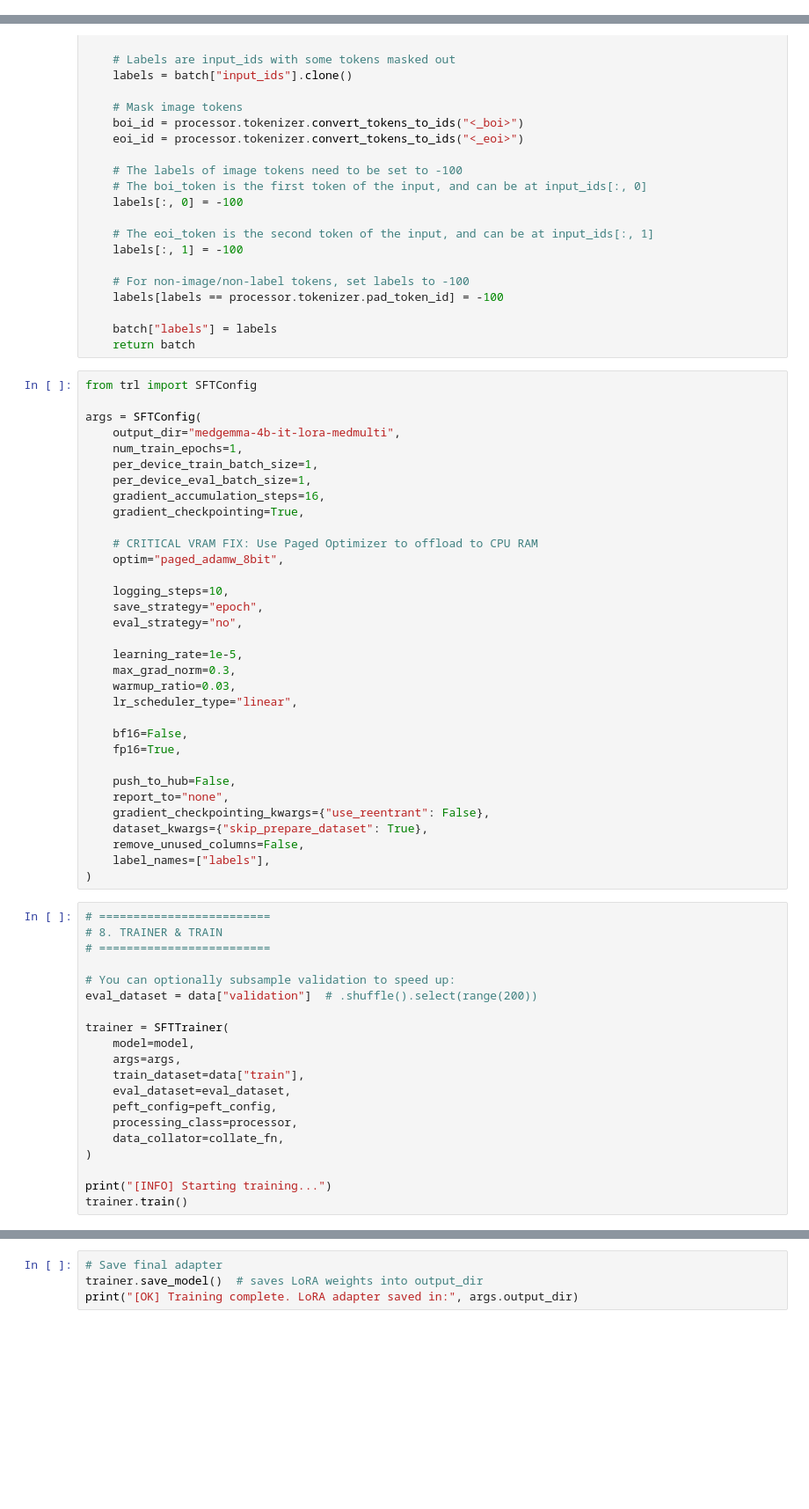
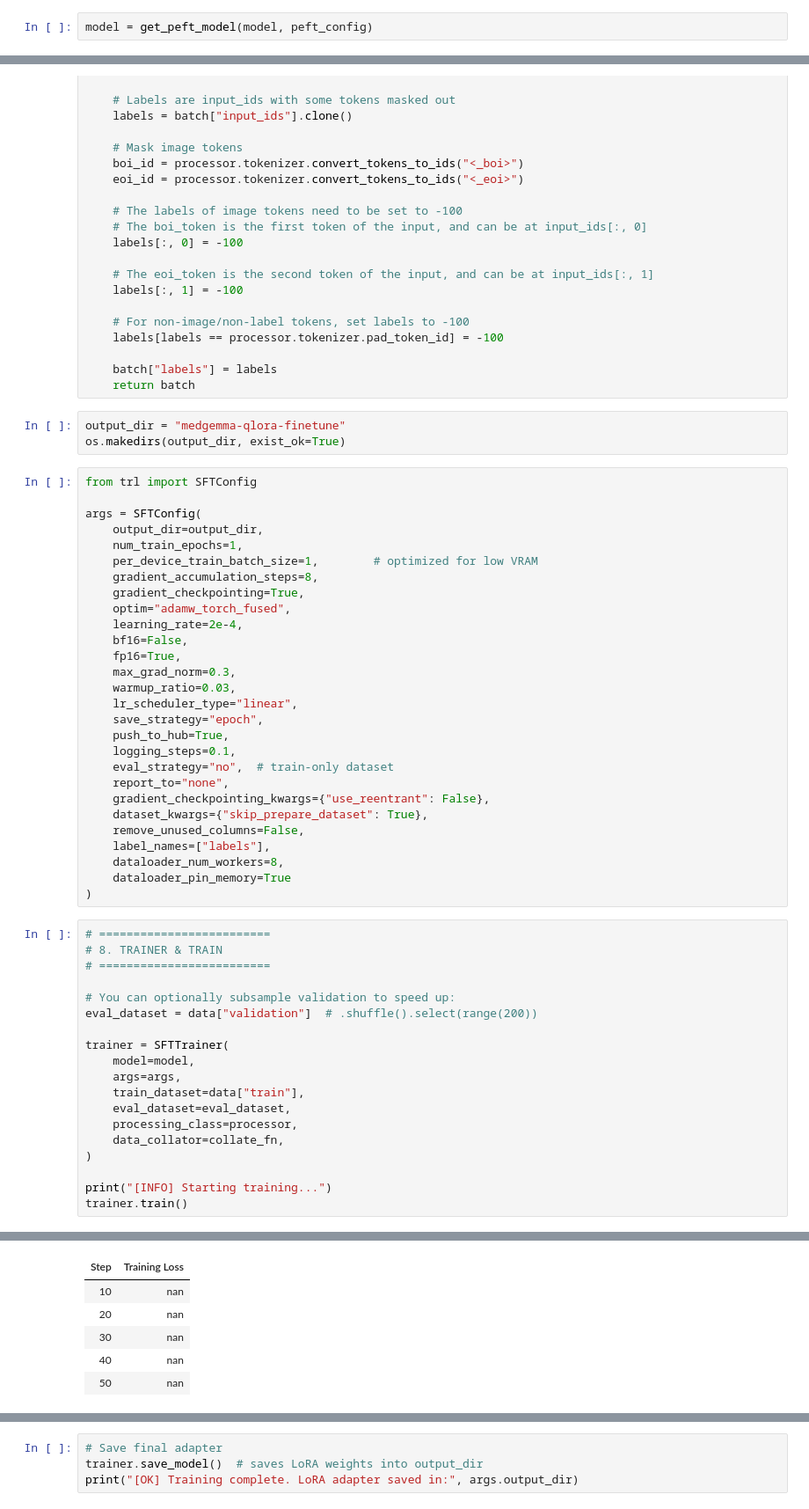
Before and after one commit to Akash0-0/Akash0-0, a Jupyter notebook: notebooks/fine_tune_with_hugging_face.ipynb, the cells around one changed output, grey strips where cells are left out. Shown at 88% size. Drawn from its saved outputs; the diff is of its cells as text; blank space fills up the shorter version.

```diff
--- a/notebooks/fine_tune_with_hugging_face.ipynb
+++ b/notebooks/fine_tune_with_hugging_face.ipynb
@@ -280,0 +240,2 @@ peft_config = LoraConfig(
+# %%
+model = get_peft_model(model, peft_config)
@@ -326,38 +291,36 @@ def collate_fn(examples: list[dict[str, Any]]):
 
     batch["labels"] = labels
     return batch
+# %%
+output_dir = "medgemma-qlora-finetune"
+os.makedirs(output_dir, exist_ok=True)
 # %%
 from trl import SFTConfig
 
 args = SFTConfig(
-    output_dir="medgemma-4b-it-lora-medmulti",
+    output_dir=output_dir,
     num_train_epochs=1,
-    per_device_train_batch_size=1,
-    per_device_eval_batch_size=1,
-    gradient_accumulation_steps=16,
+    per_device_train_batch_size=1,        # optimized for low VRAM
+    gradient_accumulation_steps=8,
     gradient_checkpointing=True,
-
-    # CRITICAL VRAM FIX: Use Paged Optimizer to offload to CPU RAM
-    optim="paged_adamw_8bit",
-
-    logging_steps=10,
-    save_strategy="epoch",
-    eval_strategy="no",
-
-    learning_rate=1e-5,
+    optim="adamw_torch_fused",
+    learning_rate=2e-4,
+    bf16=False,
+    fp16=True,
     max_grad_norm=0.3,
     warmup_ratio=0.03,
     lr_scheduler_type="linear",
-
-    bf16=False,
-    fp16=True,
-
-    push_to_hub=False,
+    save_strategy="epoch",
+    push_to_hub=True,
+    logging_steps=0.1,
+    eval_strategy="no",  # train-only dataset
     report_to="none",
     gradient_checkpointing_kwargs={"use_reentrant": False},
     dataset_kwargs={"skip_prepare_dataset": True},
     remove_unused_columns=False,
     label_names=["labels"],
+    dataloader_num_workers=8,
+    dataloader_pin_memory=True
 )
 # %%
 # =========================
@@ -372,7 +335,6 @@ trainer = SFTTrainer(
     args=args,
     train_dataset=data["train"],
     eval_dataset=eval_dataset,
-    peft_config=peft_config,
     processing_class=processor,
     data_collator=collate_fn,
 )
@@ -383,0 +347,6 @@ OutOfMemoryError: CUDA out of memory. Tried to allocate 2.50 GiB. GPU 0 has a to
+| Step | Training Loss |
+| 10 | nan |
+| 20 | nan |
+| 30 | nan |
+| 40 | nan |
+| 50 | nan |
```
Also changed, not shown: parts of 14 cells of this notebook.
